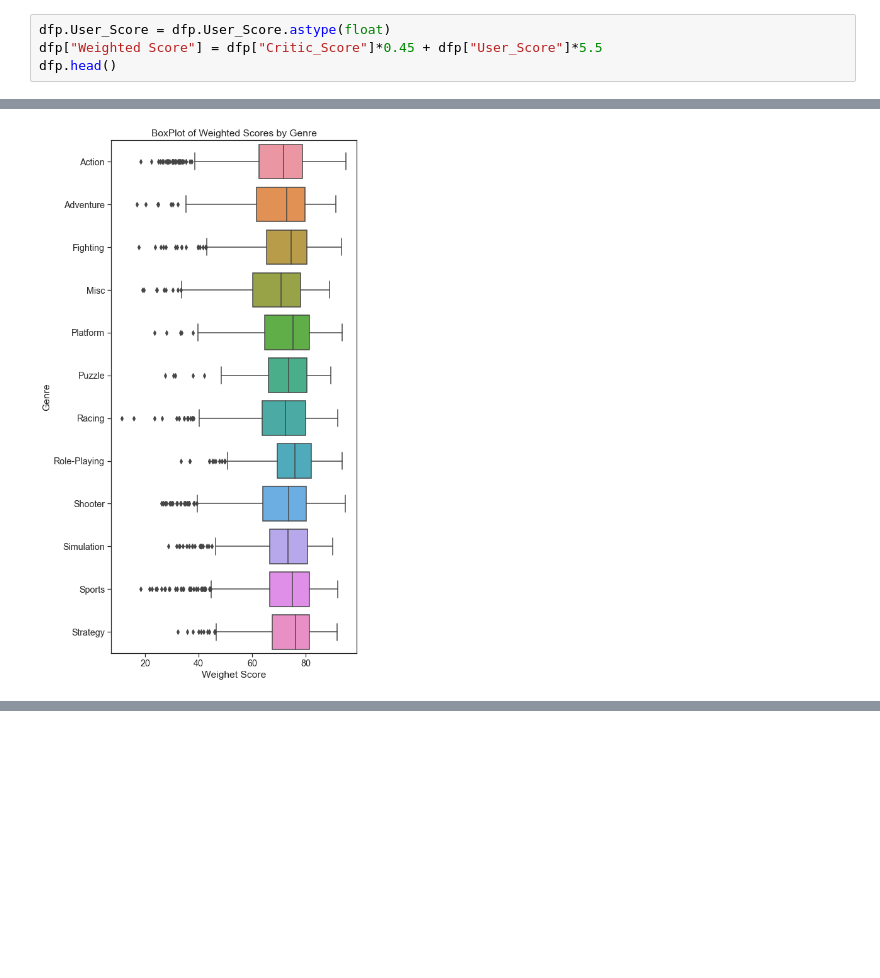
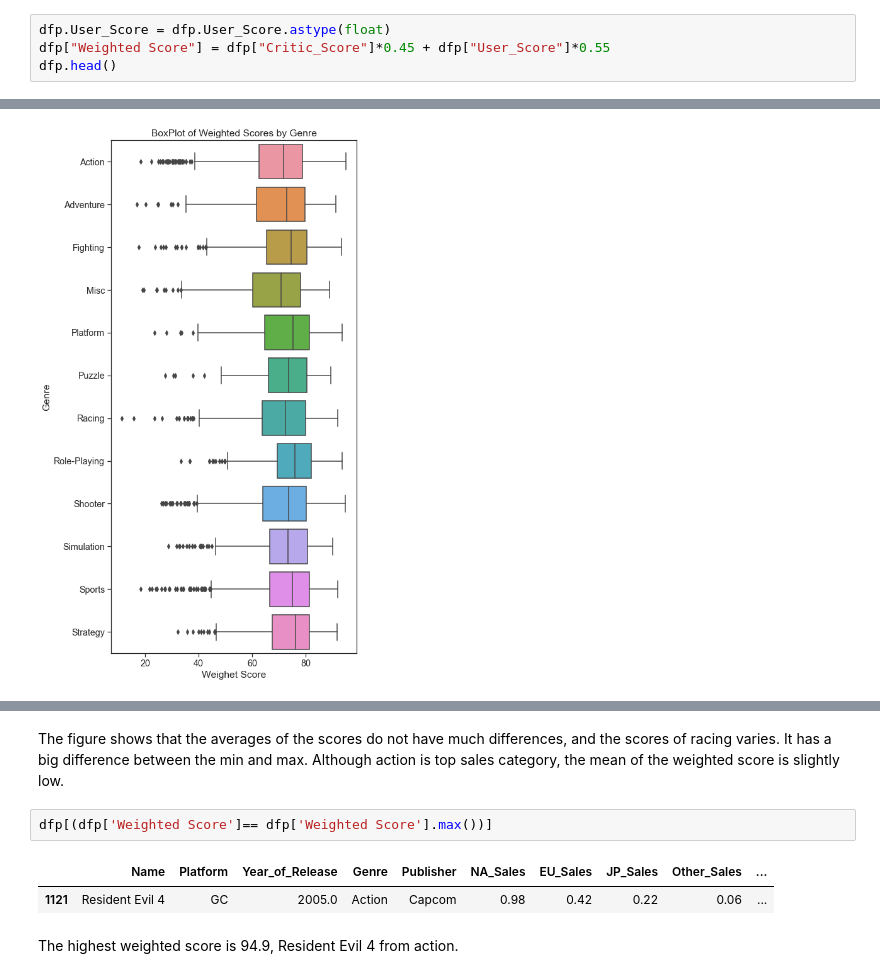
Before and after one commit to data301-2020-winter1/course-project-group_6010, a Jupyter notebook: analysis/ayaka/milestone2.ipynb, the cells around one changed output, grey strips where cells are left out. Drawn from its saved outputs; the diff is of its cells as text; blank space fills up the shorter version.

```diff
--- a/analysis/ayaka/milestone2.ipynb
+++ b/analysis/ayaka/milestone2.ipynb
@@ -151,6 +152,6 @@ Action is the most popular genre, and puzzle is the least common game.
 # %%
 dfp.User_Score = dfp.User_Score.astype(float)
-dfp["Weighted Score"] = dfp["Critic_Score"]*0.45 + dfp["User_Score"]*5.5
+dfp["Weighted Score"] = dfp["Critic_Score"]*0.45 + dfp["User_Score"]*0.55
 dfp.head()
 # %% [output]
 |  | Name | Platform | Year_of_Release | Genre | Publisher | NA_Sales | EU_Sales | JP_Sales | Other_Sales | ... |
@@ -196,0 +238,9 @@ The mean of Weighted Score grouped by Genre shows that the avarages of them are
+# %% [markdown]
+The figure shows that the averages of the scores do not have much differences, and the scores of racing varies. It has a big difference between the min and max. Although action is top sales category, the mean of the weighted score is slightly low.
+# %%
+dfp[(dfp['Weighted Score']== dfp['Weighted Score'].max())]
+# %% [output]
+|  | Name | Platform | Year_of_Release | Genre | Publisher | NA_Sales | EU_Sales | JP_Sales | Other_Sales | ... |
+| 1121 | Resident Evil 4 | GC | 2005.0 | Action | Capcom | 0.98 | 0.42 | 0.22 | 0.06 | ... |
+# %% [markdown]
+The highest weighted score is 94.9, Resident Evil 4 from action.
```
Also changed, not shown: parts of 9 cells of this notebook.
